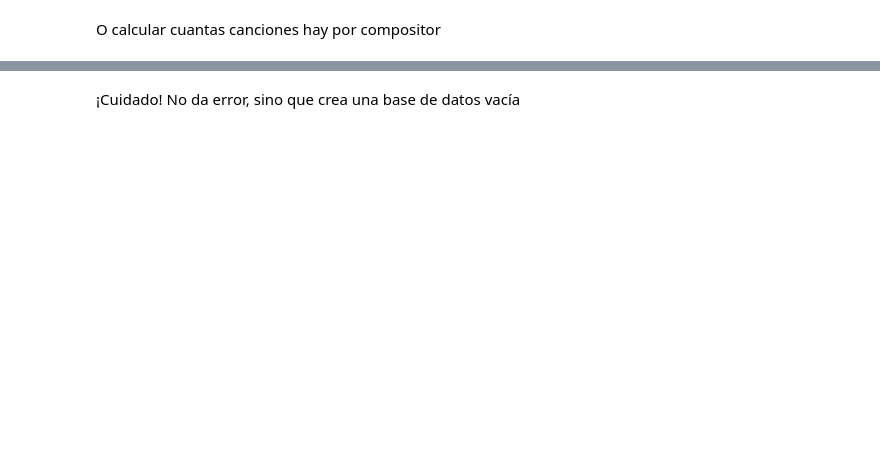
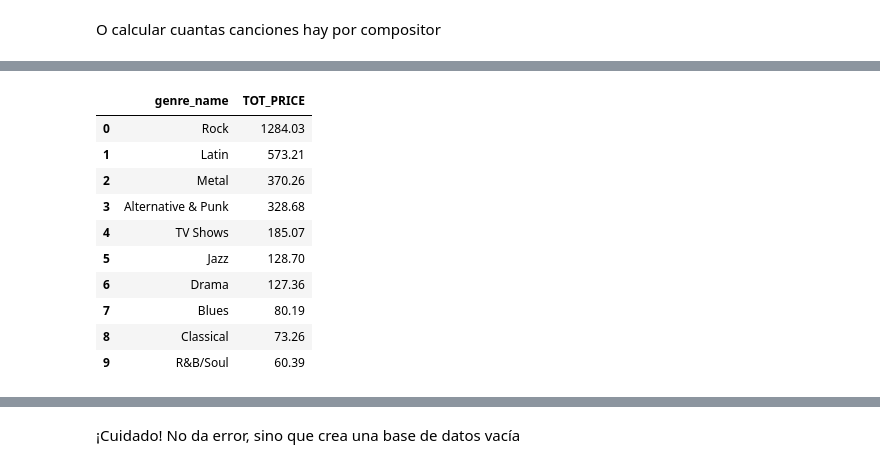
Before and after one commit to Andrea3677/ONLINE_DS_THEBRIDGE_OK, a Jupyter notebook: 2-Data_Analysis/8-BBDD/SQL/Teoria/SQL_Python/SQL_Python.ipynb, the cells around one changed output, grey strips where cells are left out. Cells and saved outputs as stored; diff of their text form; code cells hidden in the pictures; blank space fills up the shorter version.

```diff
--- a/2-Data_Analysis/8-BBDD/SQL/Teoria/SQL_Python/SQL_Python.ipynb
+++ b/2-Data_Analysis/8-BBDD/SQL/Teoria/SQL_Python/SQL_Python.ipynb
@@ -423,15 +579,27 @@ sql_query(query)
 # %%
 query = '''
 SELECT b.name as genre_name, SUM(a.unitprice) as TOT_PRICE
 FROM tracks as a
 INNER JOIN genres as b
-on a.GenreId=b.GenreId
+ON a.GenreId=b.GenreId
 GROUP BY b.name
 ORDER BY TOT_PRICE DESC
 LIMIT 10;
 '''
 
 sql_query(query)
+# %% [output]
+|  | genre_name | TOT_PRICE |
+| 0 | Rock | 1284.03 |
+| 1 | Latin | 573.21 |
+| 2 | Metal | 370.26 |
+| 3 | Alternative & Punk | 328.68 |
+| 4 | TV Shows | 185.07 |
+| 5 | Jazz | 128.70 |
+| 6 | Drama | 127.36 |
+| 7 | Blues | 80.19 |
+| 8 | Classical | 73.26 |
+| 9 | R&B/Soul | 60.39 |
 # %% [markdown]
 ![imagen](./img/chinook_data_model.png)
 # %%
```
Also changed, not shown: parts of 34 cells of this notebook, 18 other files.
